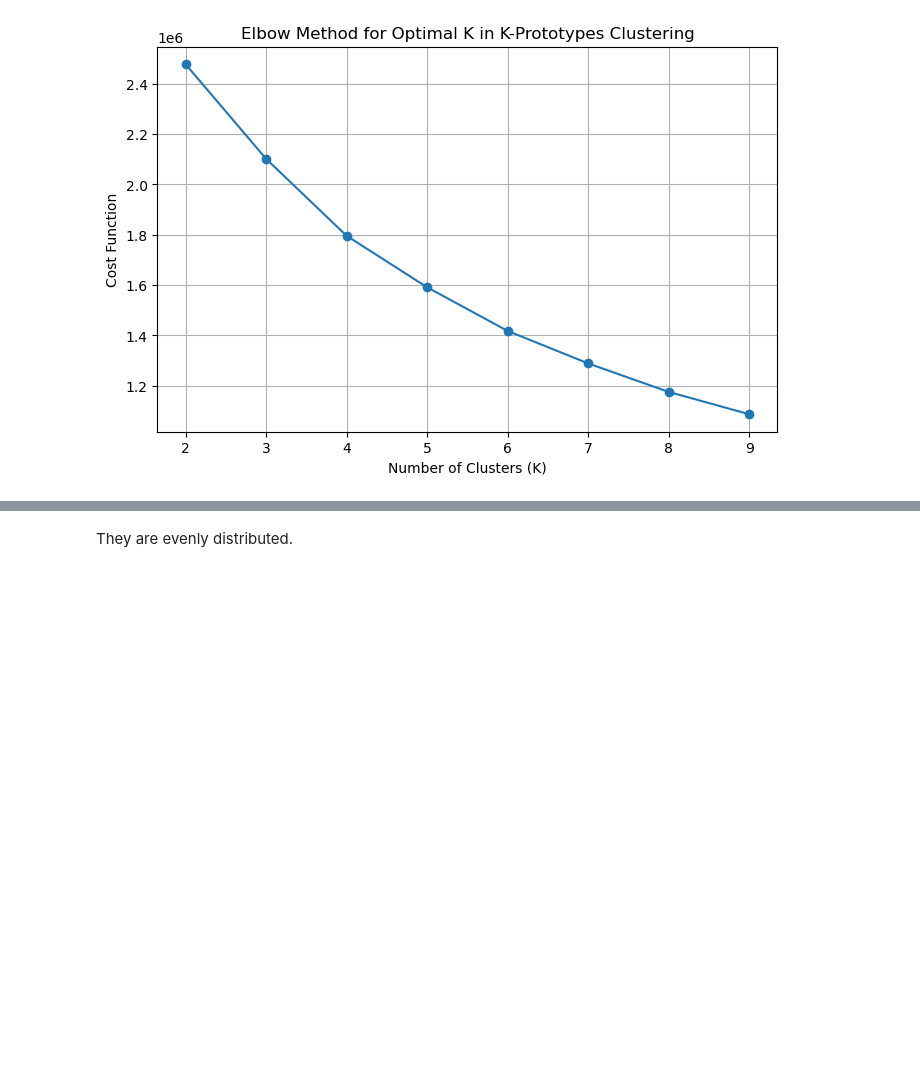
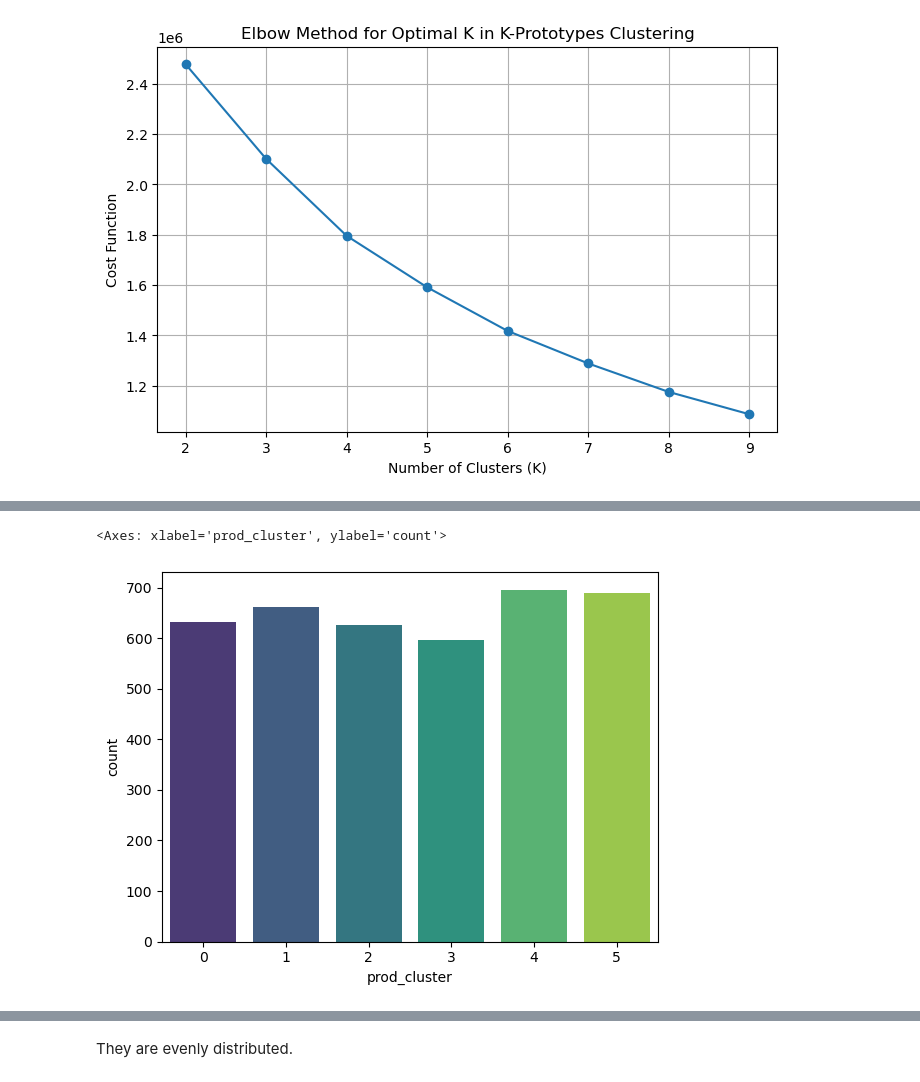
Before and after one commit to CassandraMaldonado/ML_customer_clustering, a Jupyter notebook: kprototype.ipynb, the cells around one changed output, grey strips where cells are left out. Saved outputs shown, nothing was run; the diff lists cells and outputs as text; code cells hidden in the pictures; blank space fills up the shorter version.

```diff
--- a/kprototype.ipynb
+++ b/kprototype.ipynb
@@ -85 +99,6 @@ cluster_composition
+# %%
+sns.barplot(cluster_counts, palette='viridis')
+# %% [output]
+<Axes: xlabel='prod_cluster', ylabel='count'>
+[figure, added]
 # %%
```
Also changed, not shown: parts of 7 cells of this notebook, 1 other file.
